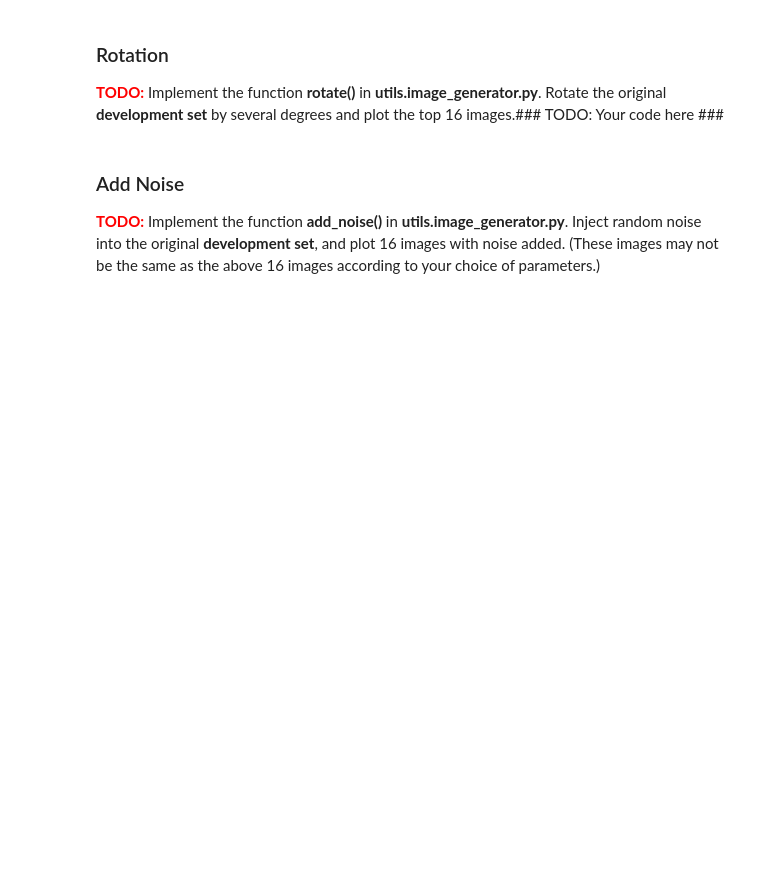
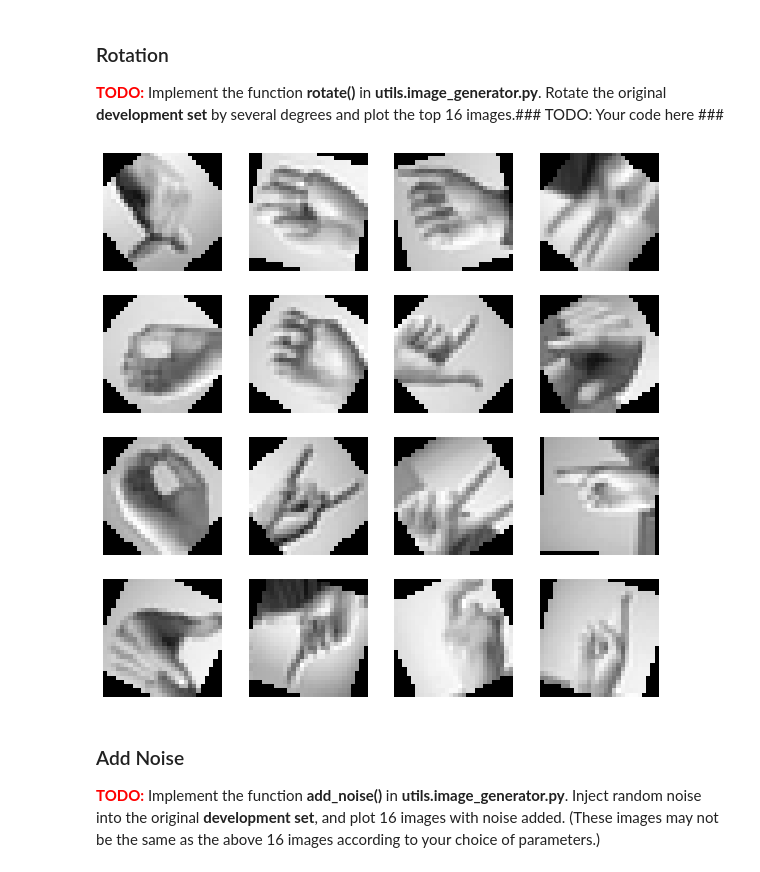
Before and after one commit to xs2445/21fall_courses, a Jupyter notebook: e4040/hw2/task4-augmentation.ipynb, the cells around one changed output. Saved outputs shown, nothing was run; the diff lists cells and outputs as text; code cells hidden in the pictures; blank space fills up the shorter version.

```diff
--- a/e4040/hw2/task4-augmentation.ipynb
+++ b/e4040/hw2/task4-augmentation.ipynb
@@ -157,6 +166,10 @@ gen.show(flipped)
 <span style="color:red">__TODO:__</span> Implement the function **rotate()** in **utils.image_generator.py**. Rotate the original __development set__ by several degrees and plot the top 16 images.### TODO: Your code here ###
 # %%
 ### TODO: Your code here ###
+rotated = gen.rotate(45)
+gen.show(rotated)
+# %% [output]
+[figure, added]
 # %% [markdown]
 ### Add Noise
 
```
Also changed, not shown: parts of 5 cells of this notebook, 2 other files.
